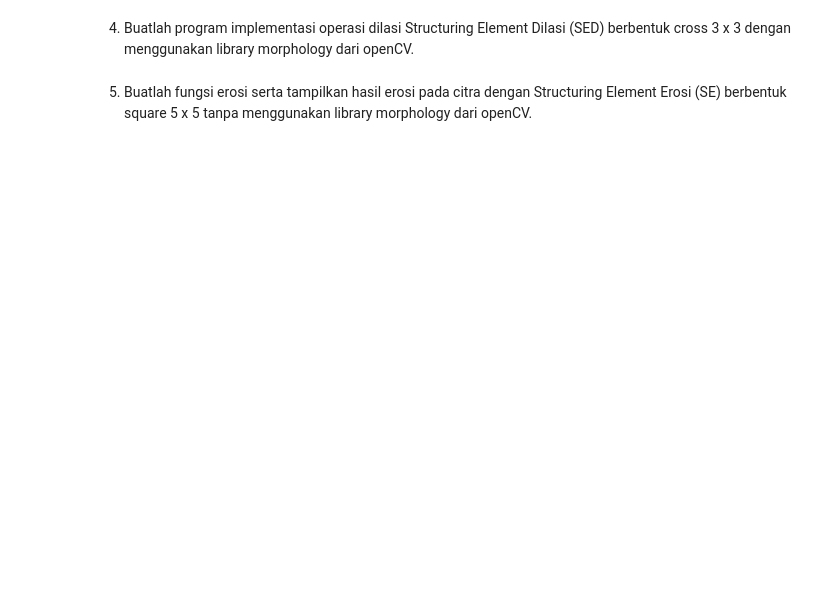
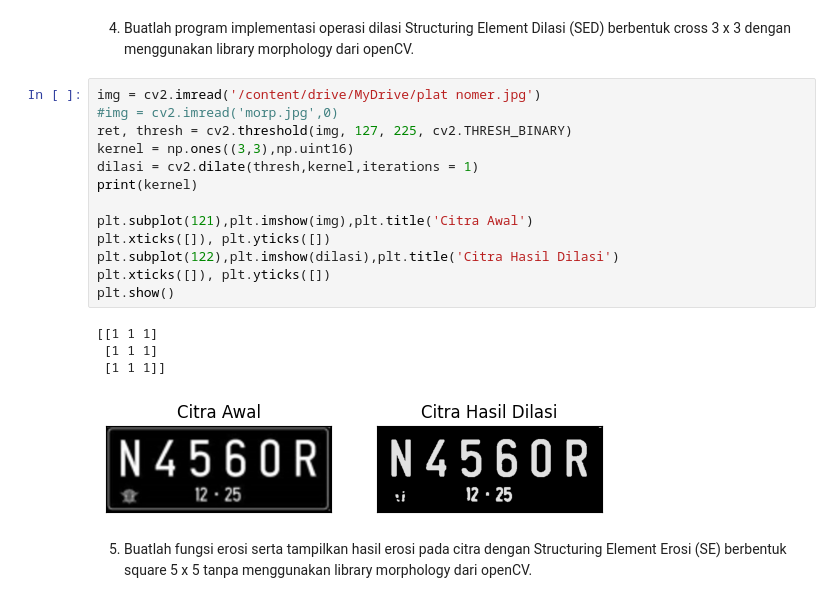
Before and after one commit to FawwazZahranFirzananda/PCVK_Ganjil_2023, a Jupyter notebook: Week9.ipynb, the cells around one changed output. Drawn from its saved outputs; the diff is of its cells as text; blank space fills up the shorter version.

```diff
--- a/Week9.ipynb
+++ b/Week9.ipynb
@@ -53,4 +53,22 @@ AttributeError: ignored
 # %% [markdown]
 4. Buatlah program implementasi operasi dilasi Structuring Element Dilasi (SED) berbentuk cross 3 x 3 dengan menggunakan library morphology dari openCV.
+# %%
+img = cv2.imread('/content/drive/MyDrive/plat nomer.jpg')
+#img = cv2.imread('morp.jpg',0)
+ret, thresh = cv2.threshold(img, 127, 225, cv2.THRESH_BINARY)
+kernel = np.ones((3,3),np.uint16)
+dilasi = cv2.dilate(thresh,kernel,iterations = 1)
+print(kernel)
+
+plt.subplot(121),plt.imshow(img),plt.title('Citra Awal')
+plt.xticks([]), plt.yticks([])
+plt.subplot(122),plt.imshow(dilasi),plt.title('Citra Hasil Dilasi')
+plt.xticks([]), plt.yticks([])
+plt.show()
+# %% [output]
+[[1 1 1]
+ [1 1 1]
+ [1 1 1]]
+[figure, added]
 # %% [markdown]
 5. Buatlah fungsi erosi serta tampilkan hasil erosi pada citra dengan Structuring Element Erosi (SE) berbentuk square 5 x 5 tanpa menggunakan library morphology dari openCV.
```
Also changed, not shown: parts of 16 cells of this notebook.
